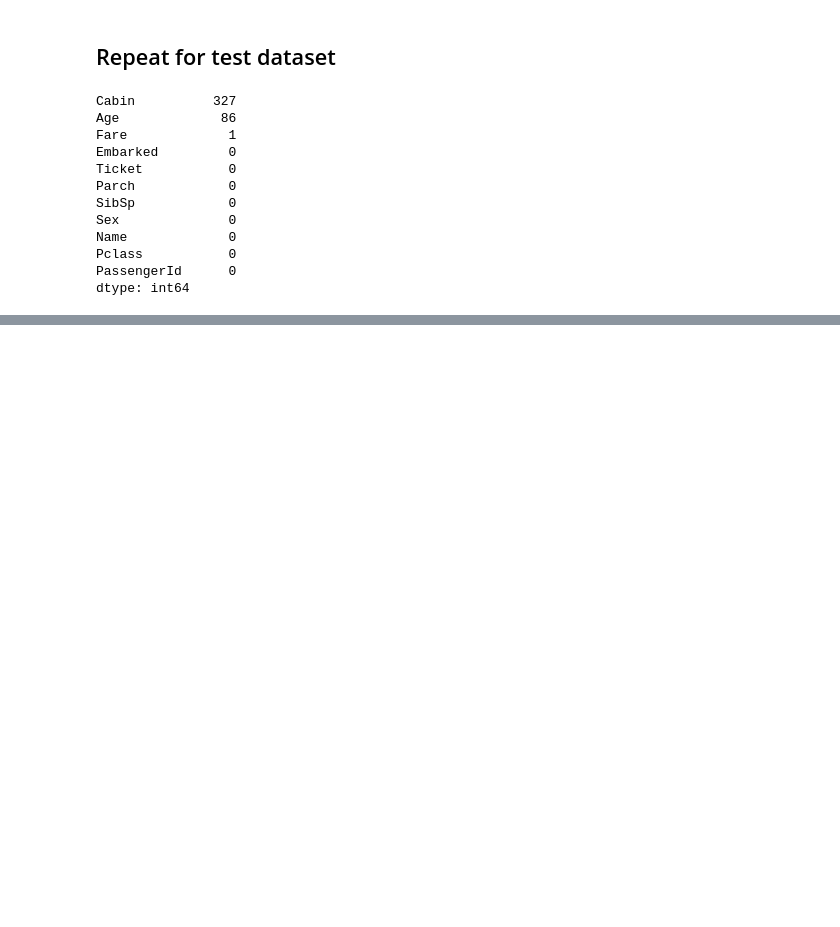
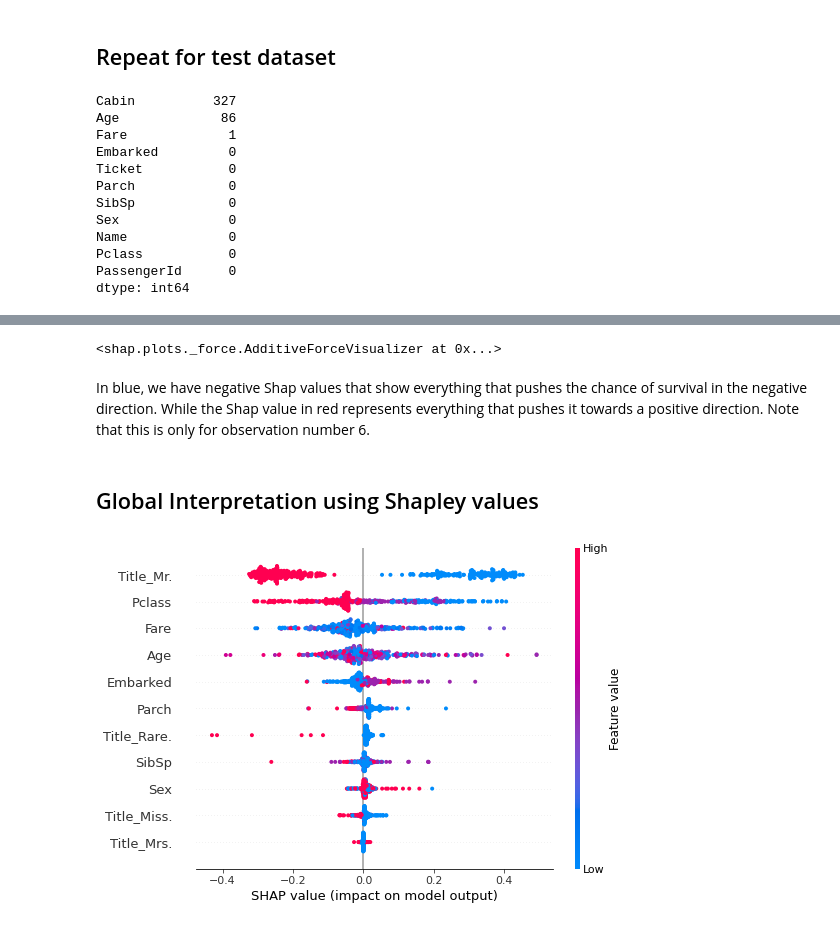
Before and after one commit to Casssiee/Titanic---Machine-Learning-Challenge, a Jupyter notebook: Titanic.ipynb, the cells around one changed output, grey strips where cells are left out. Saved outputs shown, nothing was run; the diff lists cells and outputs as text; code cells hidden in the pictures; blank space fills up the shorter version.

```diff
--- a/Titanic.ipynb
+++ b/Titanic.ipynb
@@ -306,0 +538,3 @@ Your submission was successfully saved!
+# %%
+knn_model = KNeighborsClassifier(n_neighbors = 3)
+knn_model.fit(X_train, y_train)
@@ -306,0 +552,3 @@ Your submission was successfully saved!
+# %%
+random_forest_model = RandomForestClassifier(n_estimators=1000, max_depth=20, random_state=0)
+random_forest_model.fit(X_train, y_train)
@@ -306,0 +566,3 @@ Your submission was successfully saved!
+# %%
+xgb_model = XGBRegressor(n_estimators=1000, max_depth=10, learning_rate=0.03, random_state=0)
+xgb_model.fit(X_train, y_train)
@@ -306,0 +606,15 @@ Your submission was successfully saved!
+# %%
+explainer = shap.TreeExplainer(xgb_model)
+shap_values = explainer.shap_values(X_test)
+i = 13
+shap.force_plot(explainer.expected_value, shap_values[i], features=X_test.loc[i], feature_names=X_test.columns)
+# %% [output]
+<shap.plots._force.AdditiveForceVisualizer at 0x...>
+# %% [markdown]
+In blue, we have negative Shap values that show everything that pushes the chance of survival in the negative direction. While the Shap value in red represents everything that pushes it towards a positive direction. Note that this is only for observation number 6.
+# %% [markdown]
+## Global Interpretation using Shapley values
+# %%
+shap.summary_plot(shap_values, features=X_test, feature_names=X_test.columns)
+# %% [output]
+[figure, added]
```
Also changed, not shown: parts of 103 cells of this notebook.
